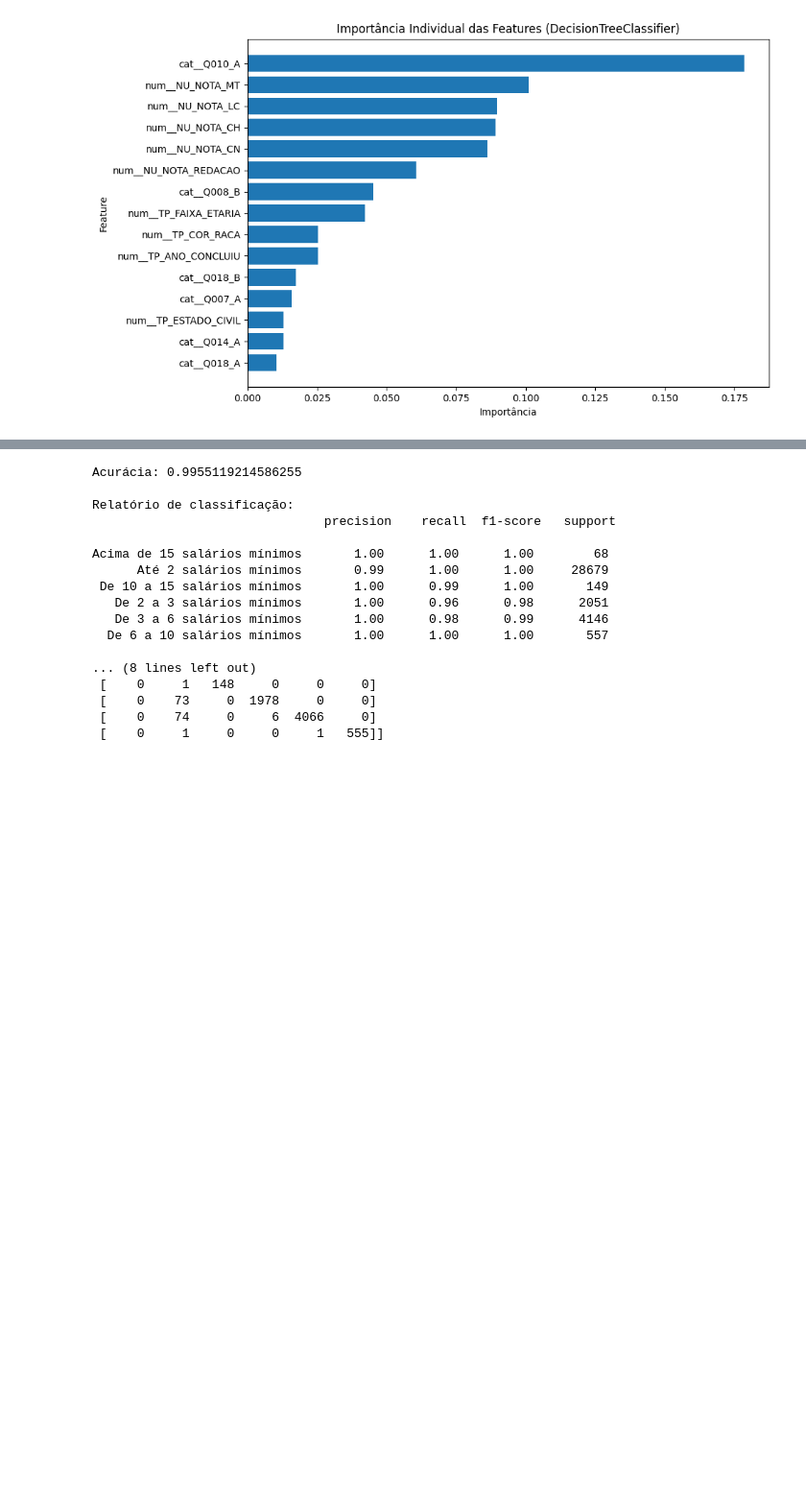
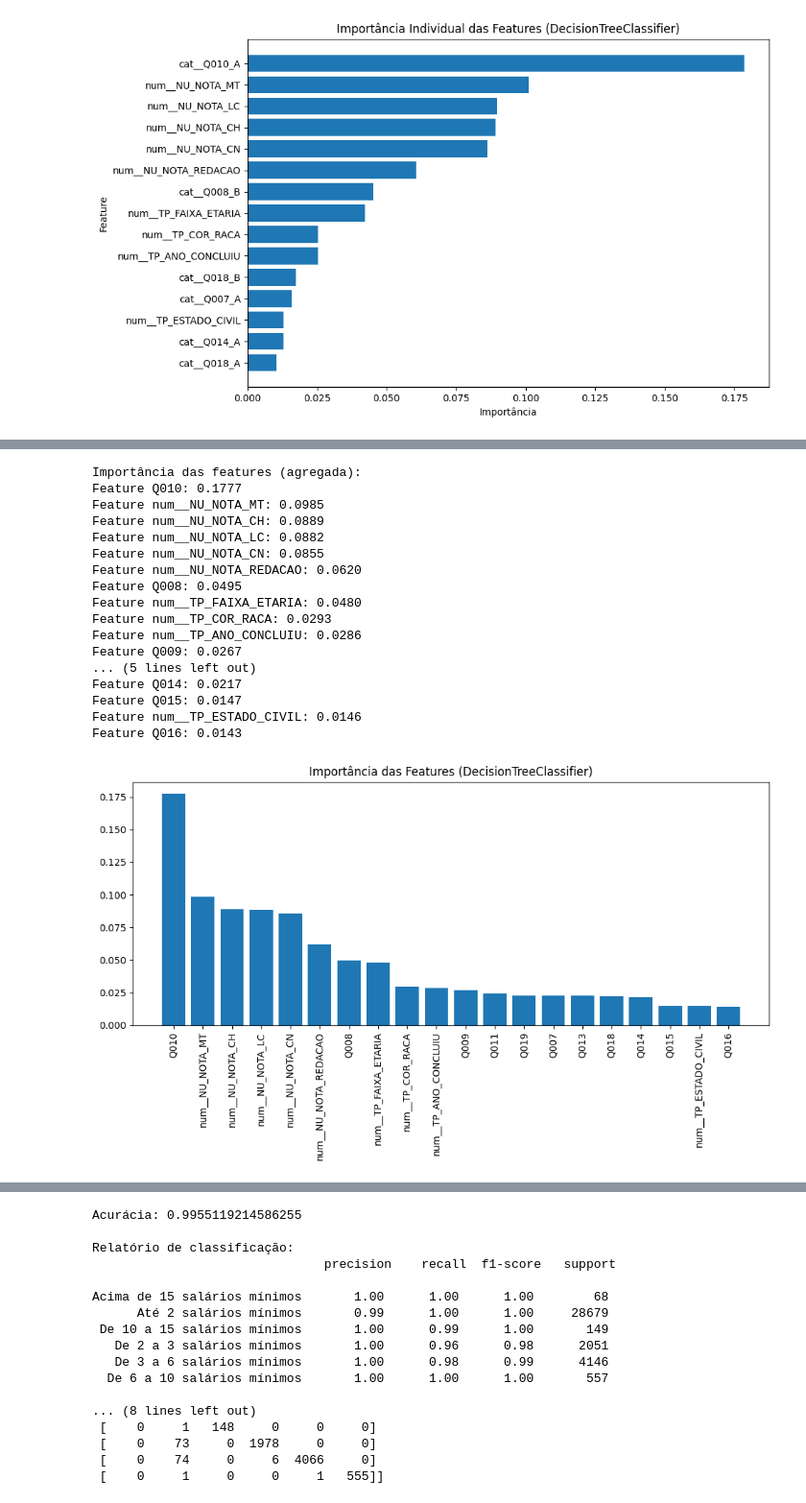
Before and after one commit to vinicarlosss/TCC_Sistemas-de-informa-o, a Jupyter notebook: arvore_decisao.ipynb, the cells around one changed output, grey strips where cells are left out. Shown at 96% size. Saved outputs shown, nothing was run; the diff lists cells and outputs as text; code cells hidden in the pictures; blank space fills up the shorter version.

```diff
--- a/arvore_decisao.ipynb
+++ b/arvore_decisao.ipynb
@@ -552,0 +904,21 @@ cat__Q018_A: 0.0104
+# %%
+df_importancia_urbano_homem = analisar_importancia_features_agregada(modelo_urbano_homem, clf_urbano_homem, categoricas, 20)
+# %% [output]
+Importância das features (agregada):
+Feature Q010: 0.1777
+Feature num__NU_NOTA_MT: 0.0985
+Feature num__NU_NOTA_CH: 0.0889
+Feature num__NU_NOTA_LC: 0.0882
+Feature num__NU_NOTA_CN: 0.0855
+Feature num__NU_NOTA_REDACAO: 0.0620
+Feature Q008: 0.0495
+Feature num__TP_FAIXA_ETARIA: 0.0480
+Feature num__TP_COR_RACA: 0.0293
+Feature num__TP_ANO_CONCLUIU: 0.0286
+Feature Q009: 0.0267
+... (5 lines left out)
+Feature Q014: 0.0217
+Feature Q015: 0.0147
+Feature num__TP_ESTADO_CIVIL: 0.0146
+Feature Q016: 0.0143
+[figure, added]
```
Also changed, not shown: parts of 35 cells of this notebook.
